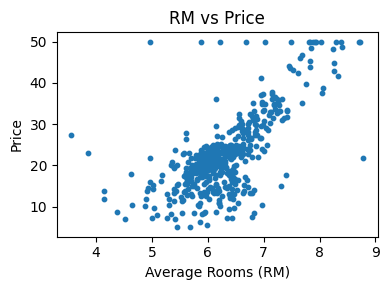
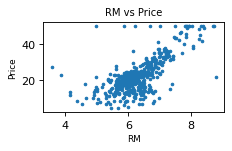
The notebook cell's code change between the first figure and the second:
--- before
+++ after
@@ -7,27 +7,29 @@
 print(df.isnull().sum())
 
-
 # Single Scatter Plot Example
-plt.figure(figsize=(4,3))
-plt.scatter(df["RM"], df["PRICE"], s=10)
-plt.xlabel("Average Rooms (RM)")
-plt.ylabel("Price")
-plt.title("RM vs Price")
+plt.figure(figsize=(3,2), dpi=80)
+plt.scatter(df["RM"], df["PRICE"], s=5)
+plt.xlabel("RM", fontsize=8)
+plt.ylabel("Price", fontsize=8)
+plt.title("RM vs Price", fontsize=9)
 plt.tight_layout()
 plt.show()
 
-# Scatter Plot Function (All Features vs Target)
+# Compact Scatter Plot Function
 def plot_features_vs_target(data, features, target):
-    cols = 2
-    rows = (len(features) + 1) // cols
+    fig, axes = plt.subplots(
+        nrows=2,
+        ncols=2,
+        figsize=(6,4),   # much shorter
+        dpi=80
+    )
 
-    plt.figure(figsize=(8, 3 * rows))
+    axes = axes.flatten()
 
     for i, feature in enumerate(features):
-        plt.subplot(rows, cols, i + 1)
-        plt.scatter(data[feature], data[target], s=10)
-        plt.xlabel(feature)
-        plt.ylabel(target)
-        plt.title(f"{feature} vs {target}")
+        axes[i].scatter(data[feature], data[target], s=5)
+        axes[i].set_xlabel(feature, fontsize=7)
+        axes[i].set_ylabel(target, fontsize=7)
+        axes[i].set_title(f"{feature} vs {target}", fontsize=8)
 
     plt.tight_layout()

Commit: Created using Colab